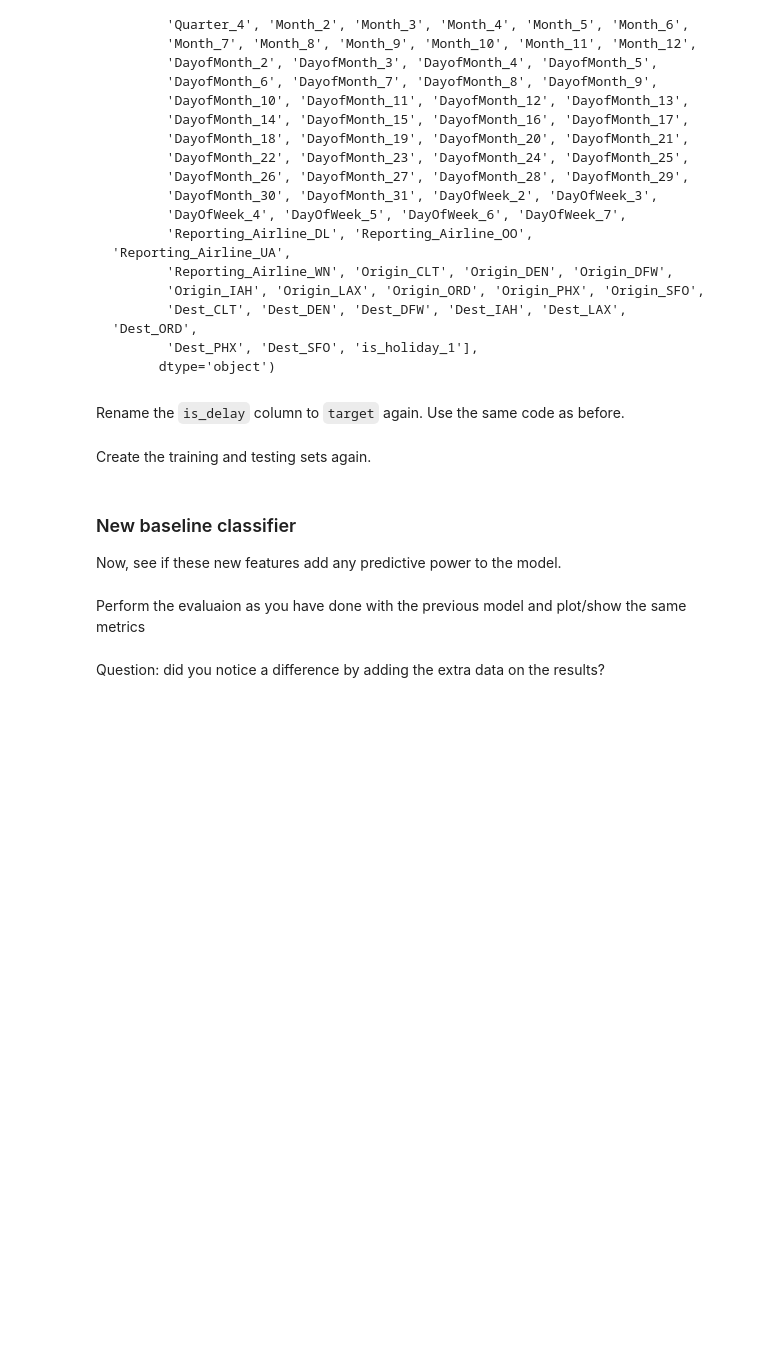
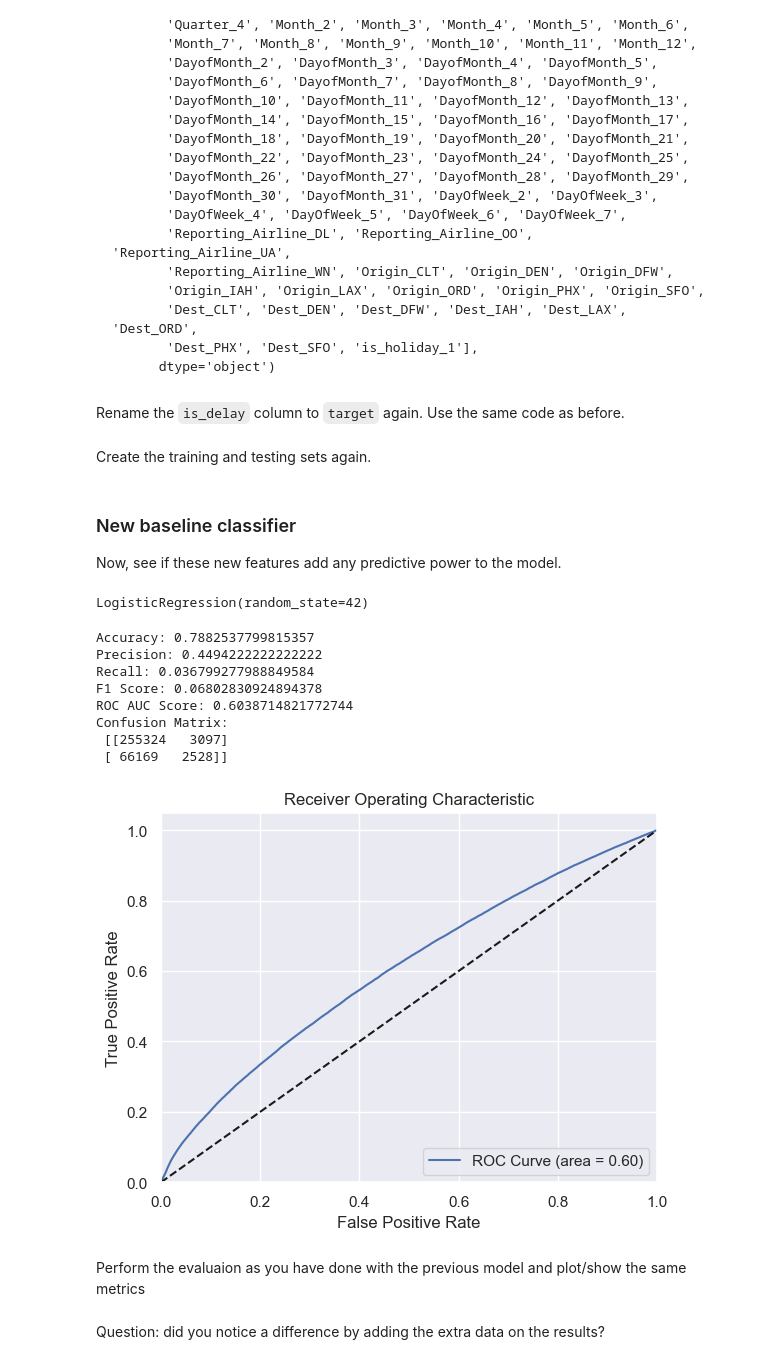
Before and after one commit to TahminaRahman14/finalProject-u3159408-, a Jupyter notebook: onpremises.ipynb, the cells around one changed output. Cells and saved outputs as stored; diff of their text form; code cells hidden in the pictures; blank space fills up the shorter version.

Commit message:
new baseline classifier

```diff
--- a/onpremises.ipynb
+++ b/onpremises.ipynb
@@ -1686,3 +1684,13 @@ Create the training and testing sets again.
+# %%
+# Enter your code here
+from sklearn.model_selection import train_test_split
+
+# Define the features and the target.
+X = data.drop('target', axis=1)  # features
+y = data['target']               # target
+
+# Split the data into training and testing sets
+X_train, X_test, y_train, y_test = train_test_split(X, y, test_size=0.2, random_state=42)
 # %% [markdown]
 ### New baseline classifier
 
@@ -1695,3 +1698,61 @@ classifier2 = # Enter your code here
+# %%
+# Instantiate another logistic regression model
+from sklearn.linear_model import LogisticRegression
+
+# Instantiate the logistic regression model
+classifier2 = LogisticRegression(random_state=42)
+
+# Fit the model on the training data
+classifier2.fit(X_train, y_train)
+# %% [output]
+LogisticRegression(random_state=42)
+# %%
+# Enter your code here
+from sklearn.metrics import accuracy_score, precision_score, recall_score, f1_score, roc_auc_score, confusion_matrix, roc_curve
+
+# Predict on the testing data
+y_pred = classifier2.predict(X_test)
+
+# Calculate metrics
+accuracy = accuracy_score(y_test, y_pred)
+precision = precision_score(y_test, y_pred)
+recall = recall_score(y_test, y_pred)
+f1 = f1_score(y_test, y_pred)
+roc_auc = roc_auc_score(y_test, classifier2.predict_proba(X_test)[:, 1])
+
+# Print the metrics
+print("Accuracy:", accuracy)
+print("Precision:", precision)
+print("Recall:", recall)
+print("F1 Score:", f1)
+print("ROC AUC Score:", roc_auc)
+
+# Confusion Matrix
+conf_matrix = confusion_matrix(y_test, y_pred)
+print("Confusion Matrix:\n", conf_matrix)
+
+# ROC Curve
+fpr, tpr, thresholds = roc_curve(y_test, classifier2.predict_proba(X_test)[:, 1])
+plt.figure()
+plt.plot(fpr, tpr, label='ROC Curve (area = %0.2f)' % roc_auc)
+plt.plot([0, 1], [0, 1], 'k--')
+plt.xlim([0.0, 1.0])
+plt.ylim([0.0, 1.05])
+plt.xlabel('False Positive Rate')
+plt.ylabel('True Positive Rate')
+plt.title('Receiver Operating Characteristic')
+plt.legend(loc="lower right")
+plt.show()
+# %% [output]
+Accuracy: 0.7882537799815357
+Precision: 0.4494222222222222
+Recall: 0.036799277988849584
+F1 Score: 0.06802830924894378
+ROC AUC Score: 0.6038714821772744
+Confusion Matrix:
+ [[255324   3097]
+ [ 66169   2528]]
+[figure, added]
 # %% [markdown]
 Perform the evaluaion as you have done with the previous model and plot/show the same metrics
 # %% [markdown]
```
Also changed, not shown: parts of 5 cells of this notebook.
